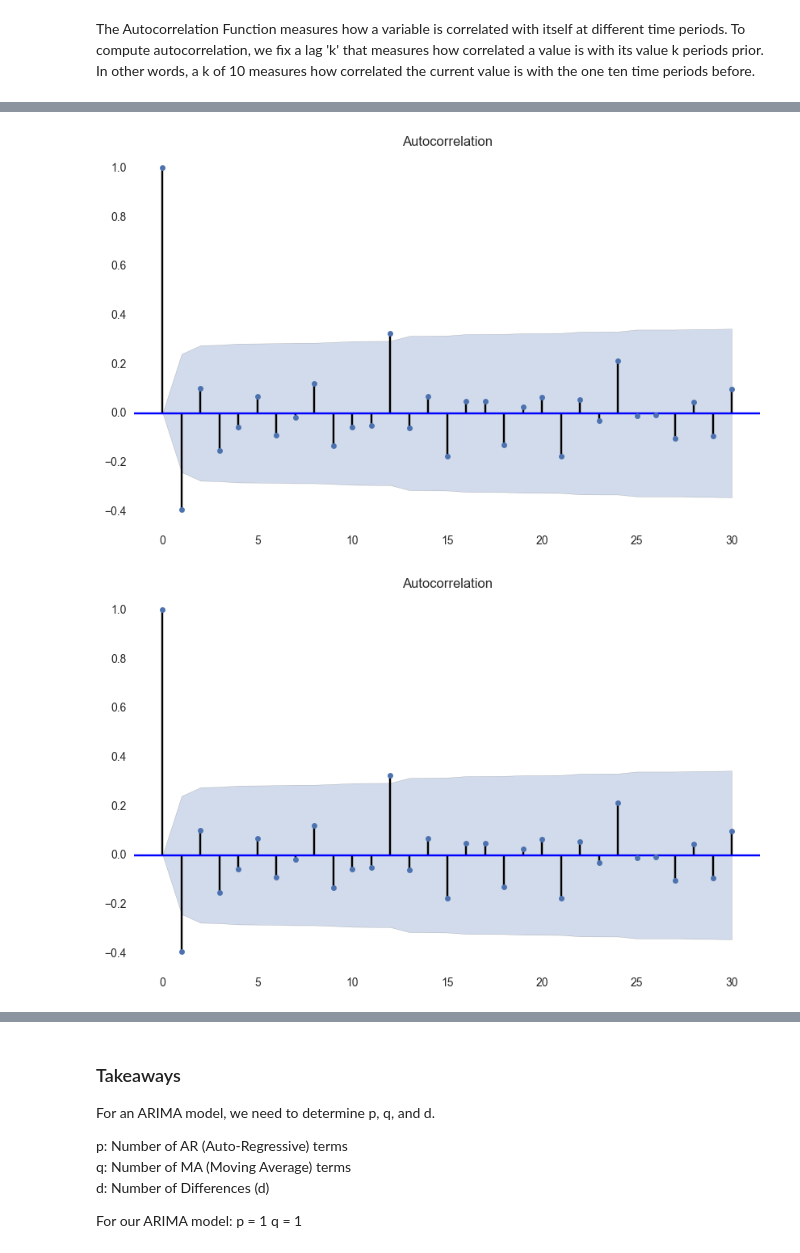
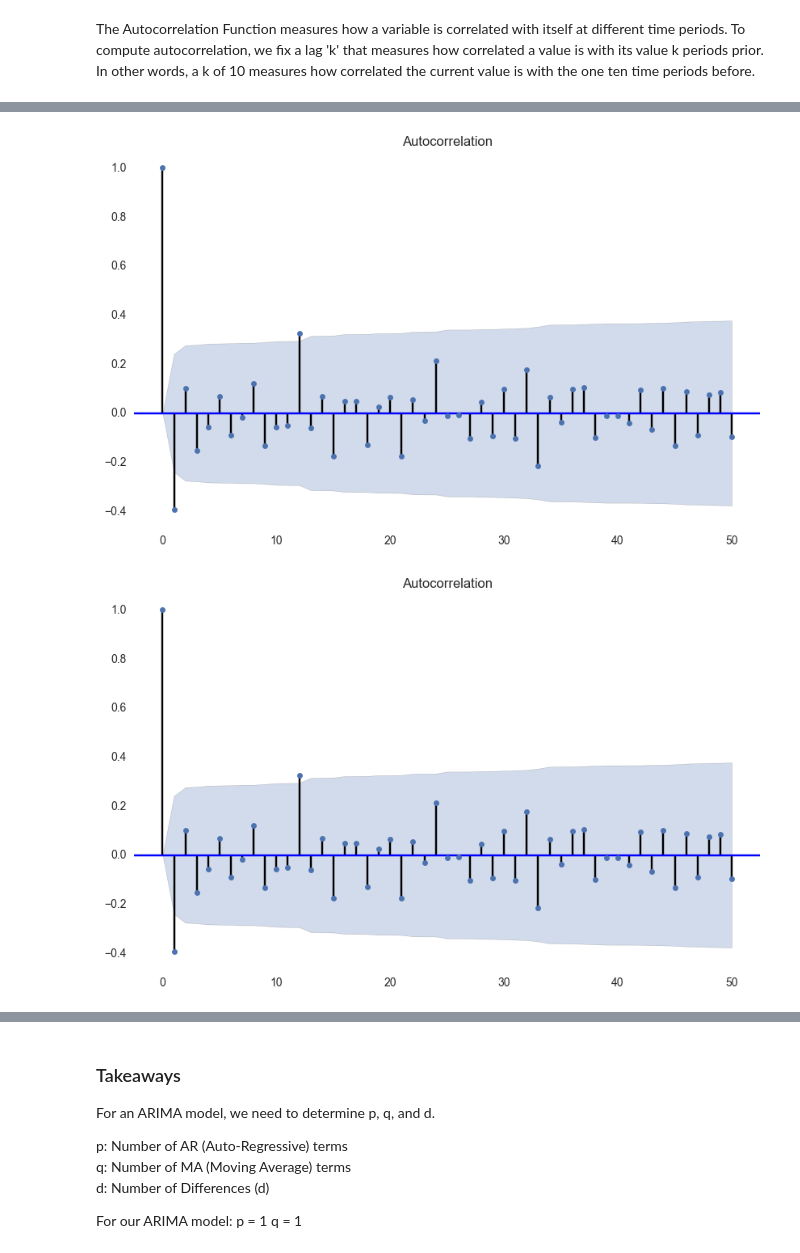
Before and after one commit to sarahesultan/reviews-analysis, a Jupyter notebook: full-review-set-clothingshoesjewelry.ipynb, the cells around one changed output, grey strips where cells are left out. Cells and saved outputs as stored; diff of their text form; code cells hidden in the pictures.

```diff
--- a/full-review-set-clothingshoesjewelry.ipynb
+++ b/full-review-set-clothingshoesjewelry.ipynb
@@ -663,6 +663,6 @@ plot_pacf(train['mean'],lags=30)
 # %%
-plot_acf(ts_log_diff,lags=30)
+plot_acf(ts_log_diff,lags=50)
 # %% [output]
-[figure, old version]
+[figure, new version]
-[figure, old version]
+[figure, new version]
 # %%
```
Also changed, not shown: parts of 6 cells of this notebook.
